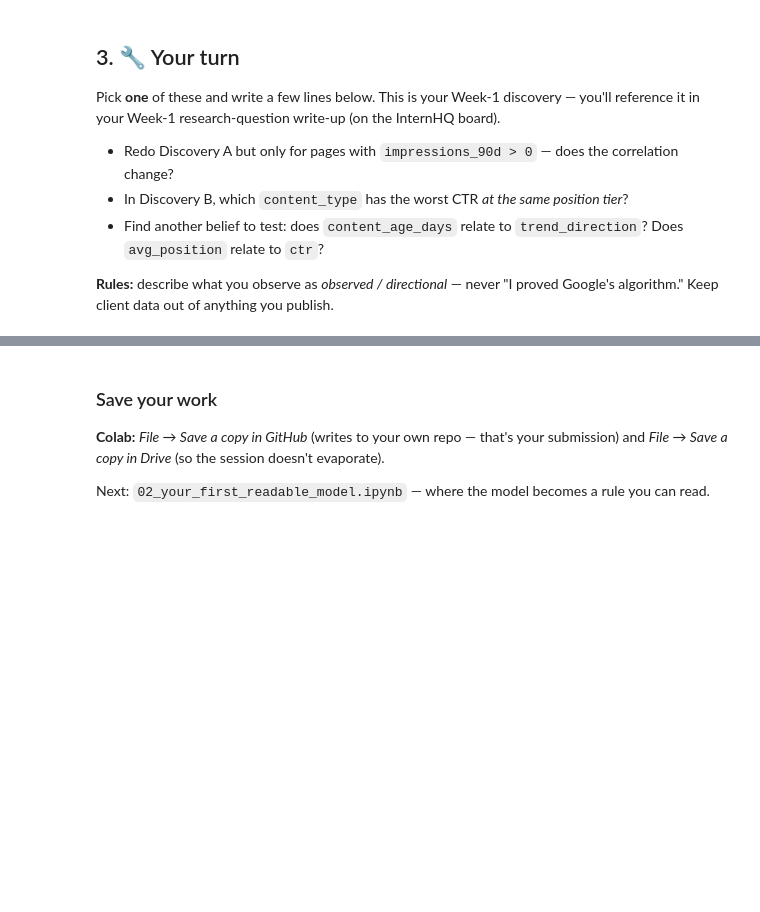
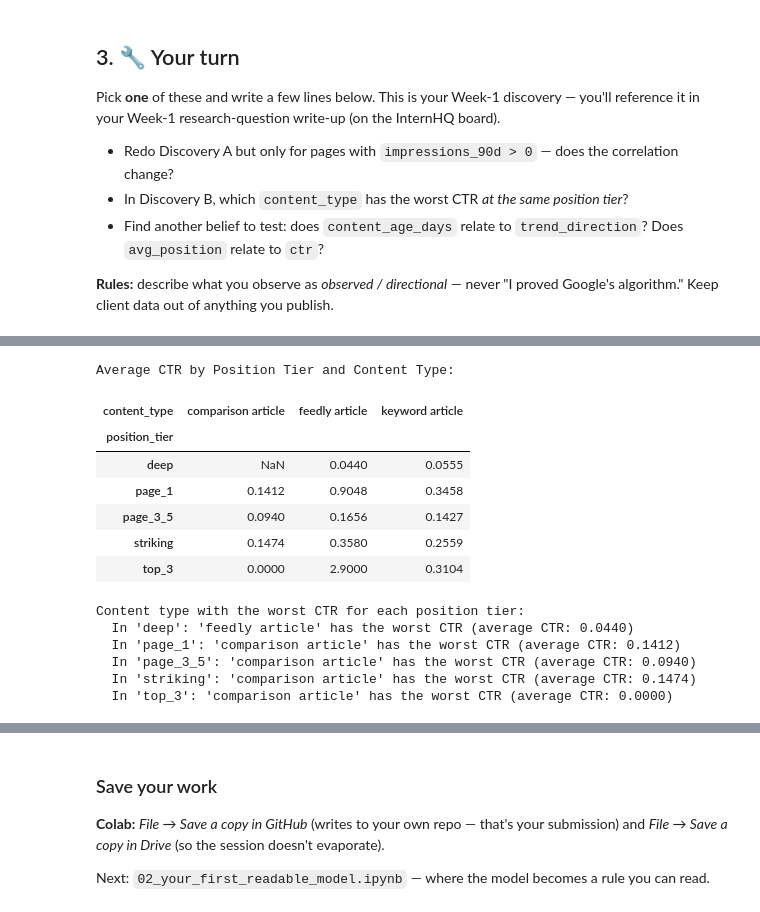
Before and after one commit to Lajnarpimger/Flyrank_internship_work, a Jupyter notebook: notebooks/01_first_look_and_discovery.ipynb, the cells around one changed output, grey strips where cells are left out. Drawn from its saved outputs; the diff is of its cells as text; code cells hidden in the pictures; blank space fills up the shorter version.

```diff
--- a/notebooks/01_first_look_and_discovery.ipynb
+++ b/notebooks/01_first_look_and_discovery.ipynb
@@ -153,0 +206,30 @@ Pick **one** of these and write a few lines below. This is your Week-1 discovery
+# %%
+# Group by position_tier and content_type, then calculate the mean CTR and unstack content_type to make comparison across content_types easier for each position_tier
+worst_ctr_by_pos_type = visible.groupby(['position_tier', 'content_type'])['ctr'].mean().unstack()
+
+print("Average CTR by Position Tier and Content Type:")
+display(worst_ctr_by_pos_type.round(4))
+
+
+worst_content_type_per_position = worst_ctr_by_pos_type.idxmin(axis=1)
+
+min_ctr_per_position = worst_ctr_by_pos_type.min(axis=1)
+
+print("\nContent type with the worst CTR for each position tier:")
+for pos_tier, content_type in worst_content_type_per_position.items():
+    print(f"  In '{pos_tier}': '{content_type}' has the worst CTR (average CTR: {min_ctr_per_position[pos_tier]:.4f})")
+# %% [output]
+Average CTR by Position Tier and Content Type:
+| content_type | comparison article | feedly article | keyword article |
+| position_tier |  |  |  |
+| deep | NaN | 0.0440 | 0.0555 |
+| page_1 | 0.1412 | 0.9048 | 0.3458 |
+| page_3_5 | 0.0940 | 0.1656 | 0.1427 |
+| striking | 0.1474 | 0.3580 | 0.2559 |
+| top_3 | 0.0000 | 2.9000 | 0.3104 |
+Content type with the worst CTR for each position tier:
+  In 'deep': 'feedly article' has the worst CTR (average CTR: 0.0440)
+  In 'page_1': 'comparison article' has the worst CTR (average CTR: 0.1412)
+  In 'page_3_5': 'comparison article' has the worst CTR (average CTR: 0.0940)
+  In 'striking': 'comparison article' has the worst CTR (average CTR: 0.1474)
+  In 'top_3': 'comparison article' has the worst CTR (average CTR: 0.0000)
```
Also changed, not shown: parts of 13 cells of this notebook.
